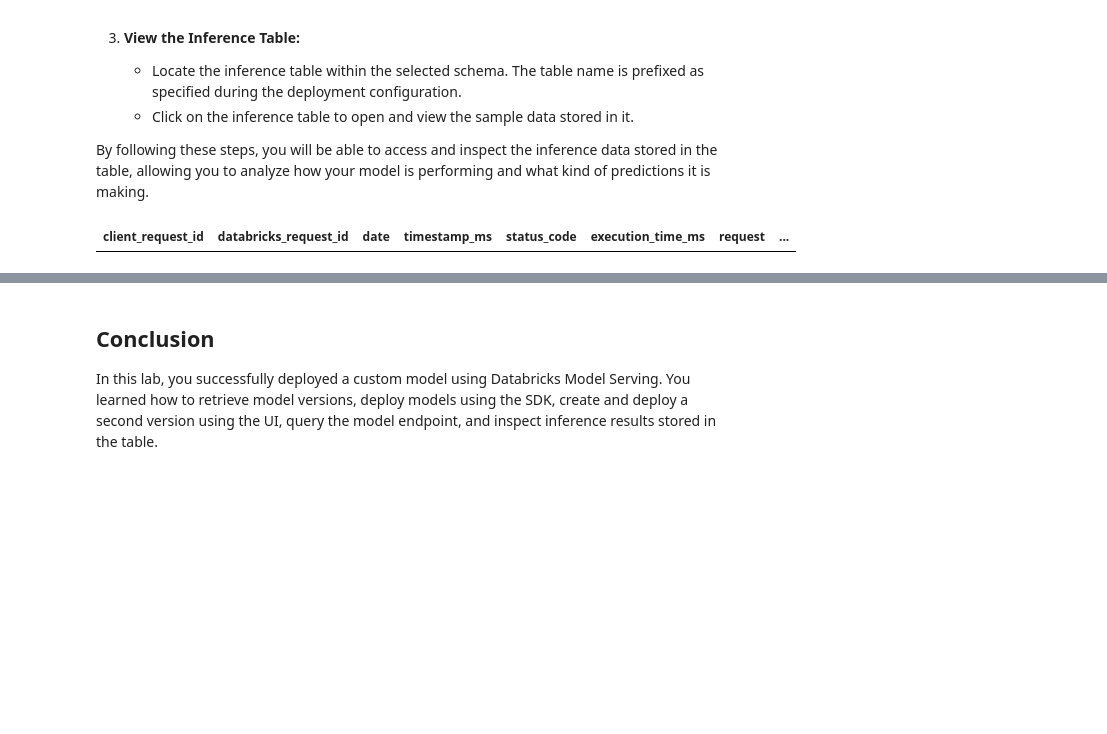
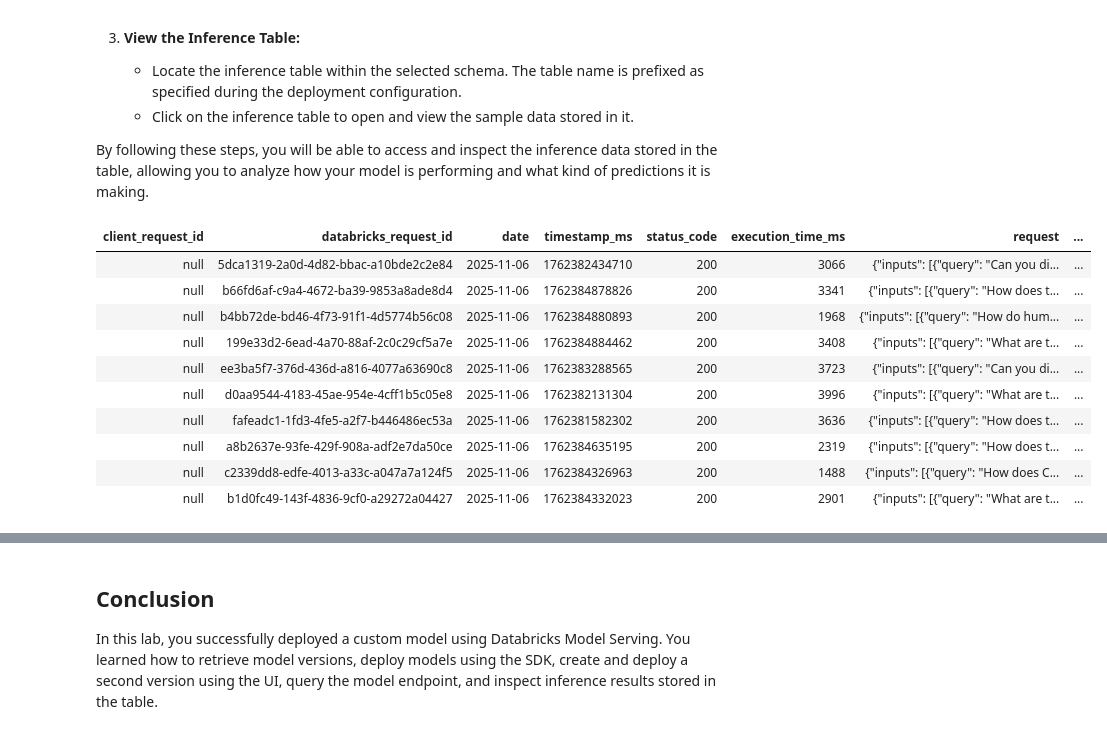
Before and after one commit to dvu4/generative-ai-engineering-with-databricks, a Jupyter notebook: Week 4 - Generative AI Deployment and Monitoring/2.LAB - Custom Model Deployment and A-B Testing.ipynb, the cells around one changed output, grey strips where cells are left out. Cells and saved outputs as stored; diff of their text form; code cells hidden in the pictures; blank space fills up the shorter version.

```diff
--- a/Week 4 - Generative AI Deployment and Monitoring/2.LAB - Custom Model Deployment and A-B Testing.ipynb
+++ b/Week 4 - Generative AI Deployment and Monitoring/2.LAB - Custom Model Deployment and A-B Testing.ipynb
@@ -371,6 +371,16 @@ In this task, you will view and inspect the inference table created during the d
 
 By following these steps, you will be able to access and inspect the inference data stored in the table, allowing you to analyze how your model is performing and what kind of predictions it is making.
 # %%
-spark.table("dbacademy.labuser12678309_1763323407.rag_app_realtime_payload").display()
+spark.table("dbacademy.labuser12678309_1763323407.rag_app_realtime_payload").limit(10).display()
 # %% [output]
 | client_request_id | databricks_request_id | date | timestamp_ms | status_code | execution_time_ms | request | ... |
+| null | 5dca1319-2a0d-4d82-bbac-a10bde2c2e84 | 2025-11-06 | 1762382434710 | 200 | 3066 | {"inputs": [{"query": "Can you di... | ... |
+| null | b66fd6af-c9a4-4672-ba39-9853a8ade8d4 | 2025-11-06 | 1762384878826 | 200 | 3341 | {"inputs": [{"query": "How does t... | ... |
+| null | b4bb72de-bd46-4f73-91f1-4d5774b56c08 | 2025-11-06 | 1762384880893 | 200 | 1968 | {"inputs": [{"query": "How do hum... | ... |
+| null | 199e33d2-6ead-4a70-88af-2c0c29cf5a7e | 2025-11-06 | 1762384884462 | 200 | 3408 | {"inputs": [{"query": "What are t... | ... |
+| null | ee3ba5f7-376d-436d-a816-4077a63690c8 | 2025-11-06 | 1762383288565 | 200 | 3723 | {"inputs": [{"query": "Can you di... | ... |
+| null | d0aa9544-4183-45ae-954e-4cff1b5c05e8 | 2025-11-06 | 1762382131304 | 200 | 3996 | {"inputs": [{"query": "What are t... | ... |
+| null | fafeadc1-1fd3-4fe5-a2f7-b446486ec53a | 2025-11-06 | 1762381582302 | 200 | 3636 | {"inputs": [{"query": "How does t... | ... |
+| null | a8b2637e-93fe-429f-908a-adf2e7da50ce | 2025-11-06 | 1762384635195 | 200 | 2319 | {"inputs": [{"query": "How does t... | ... |
+| null | c2339dd8-edfe-4013-a33c-a047a7a124f5 | 2025-11-06 | 1762384326963 | 200 | 1488 | {"inputs": [{"query": "How does C... | ... |
+| null | b1d0fc49-143f-4836-9cf0-a29272a04427 | 2025-11-06 | 1762384332023 | 200 | 2901 | {"inputs": [{"query": "What are t... | ... |
```
Also changed, not shown: parts of 1 cell of this notebook, 1 other file.
